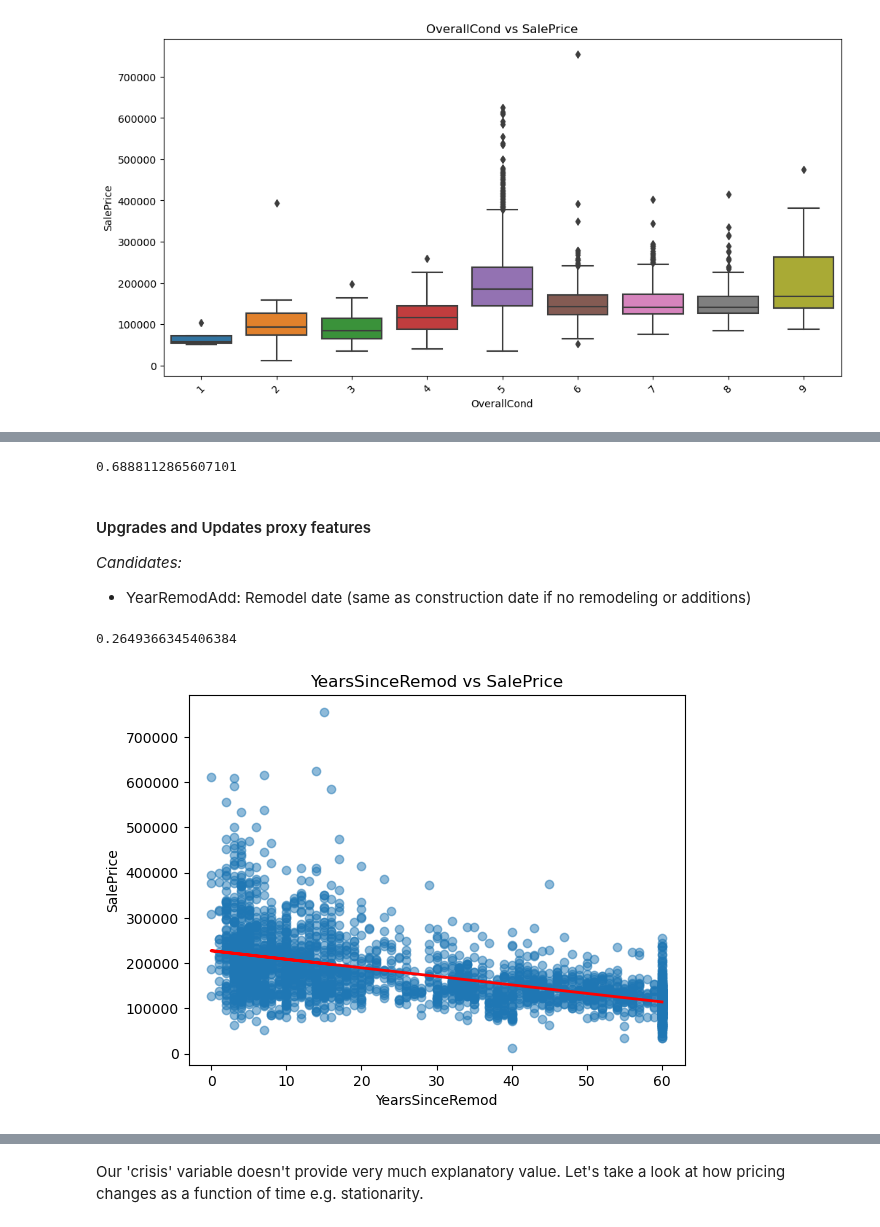
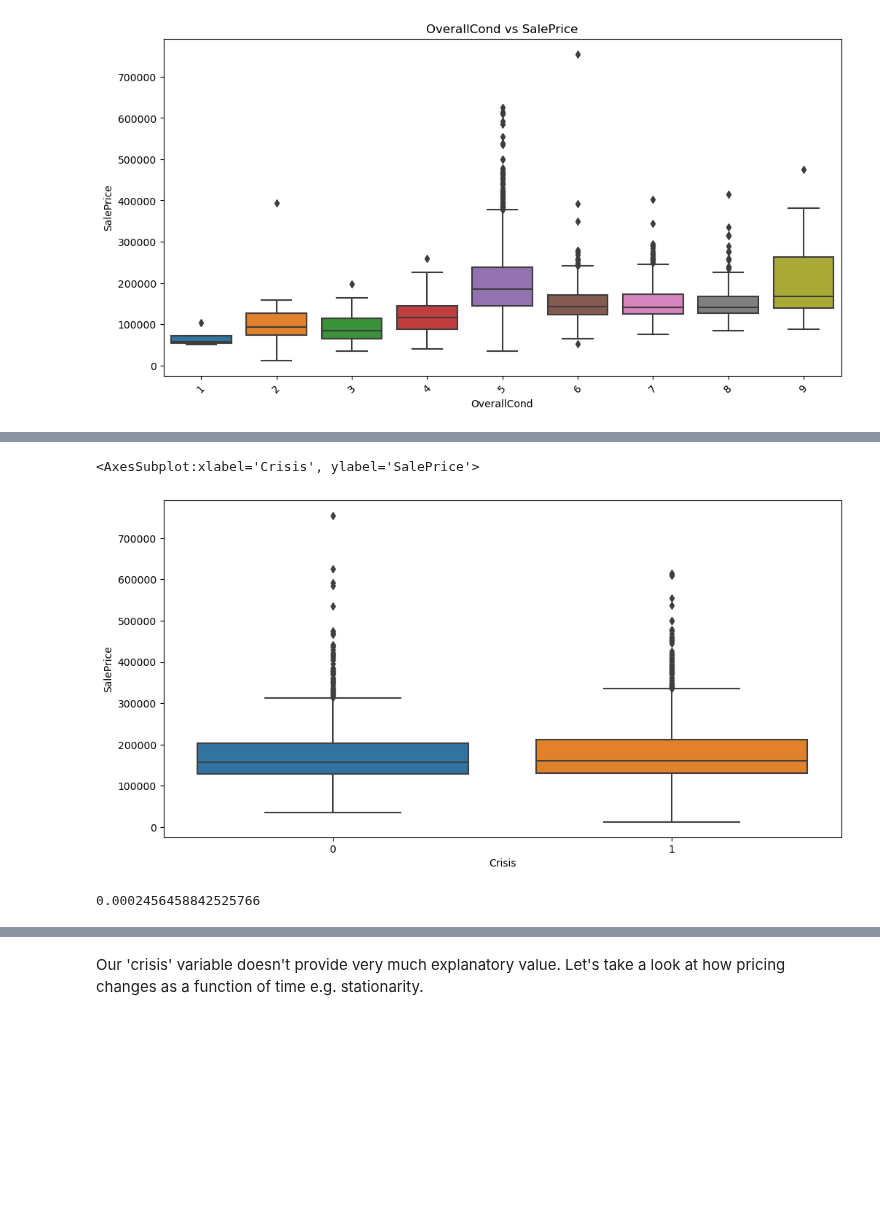
Before and after one commit to bassoonelephant/ames, a Jupyter notebook: 2-ames-LR.ipynb, the cells around one changed output, grey strips where cells are left out. Drawn from its saved outputs; the diff is of its cells as text; code cells hidden in the pictures; blank space fills up the shorter version.

```diff
--- a/2-ames-LR.ipynb
+++ b/2-ames-LR.ipynb
@@ -351,13 +383,15 @@ overall_qual_dummies.head()
+# %%
+# Boxplot of SalePrice vs. crisis
+plt.figure(figsize=(12, 6))
+sns.boxplot(x='Crisis', y='SalePrice', data=data)
+# %% [output]
+<AxesSubplot:xlabel='Crisis', ylabel='SalePrice'>
+[figure, added]
 # %%
 # Fit the model
-lr.fit(overall_qual_dummies, target)
+lr.fit(predictors[['Crisis']], target)
 
-# Show the R^2 score
-lr.score(overall_qual_dummies, target)
+# Print the R^2 score
+lr.score(predictors[['Crisis']], target)
 # %% [output]
-0.6888112865607101
+0.0002456458842525766
-# %% [markdown]
-#### Upgrades and Updates proxy features
-
-*Candidates:*
-- YearRemodAdd: Remodel date (same as construction date if no remodeling or additions)
@@ -368,24 +397,0 @@ remod = pd.DataFrame({'YearsSinceRemod': YearsSinceRemod})
-# %%
-# Fit the model
-lr.fit(remod, target)
-
-# Show the R^2 score
-lr.score(remod, target)
-# %% [output]
-0.2649366345406384
-# %%
-# Create scatter plot
-plt.scatter(remod['YearsSinceRemod'], target, alpha=0.5)
-
-# Plot the regression line
-plt.plot(remod['YearsSinceRemod'], lr.predict(remod), color='red', linewidth=2)
-
-# Label the plot
-plt.title('YearsSinceRemod vs SalePrice')
-plt.xlabel('YearsSinceRemod')
-plt.ylabel('SalePrice')
-
-# Show the plot
-plt.show()
-# %% [output]
-[figure, removed]
```
Also changed, not shown: parts of 64 cells of this notebook.
